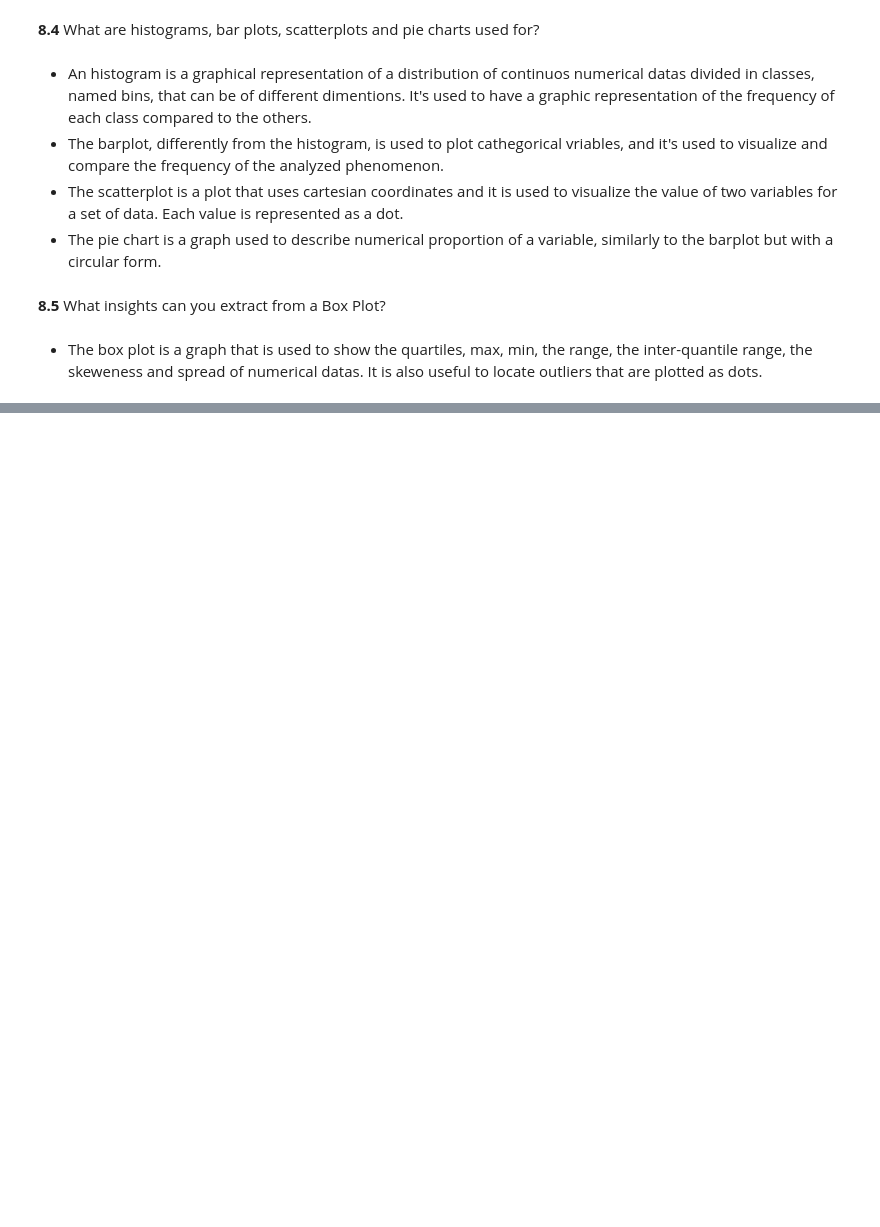
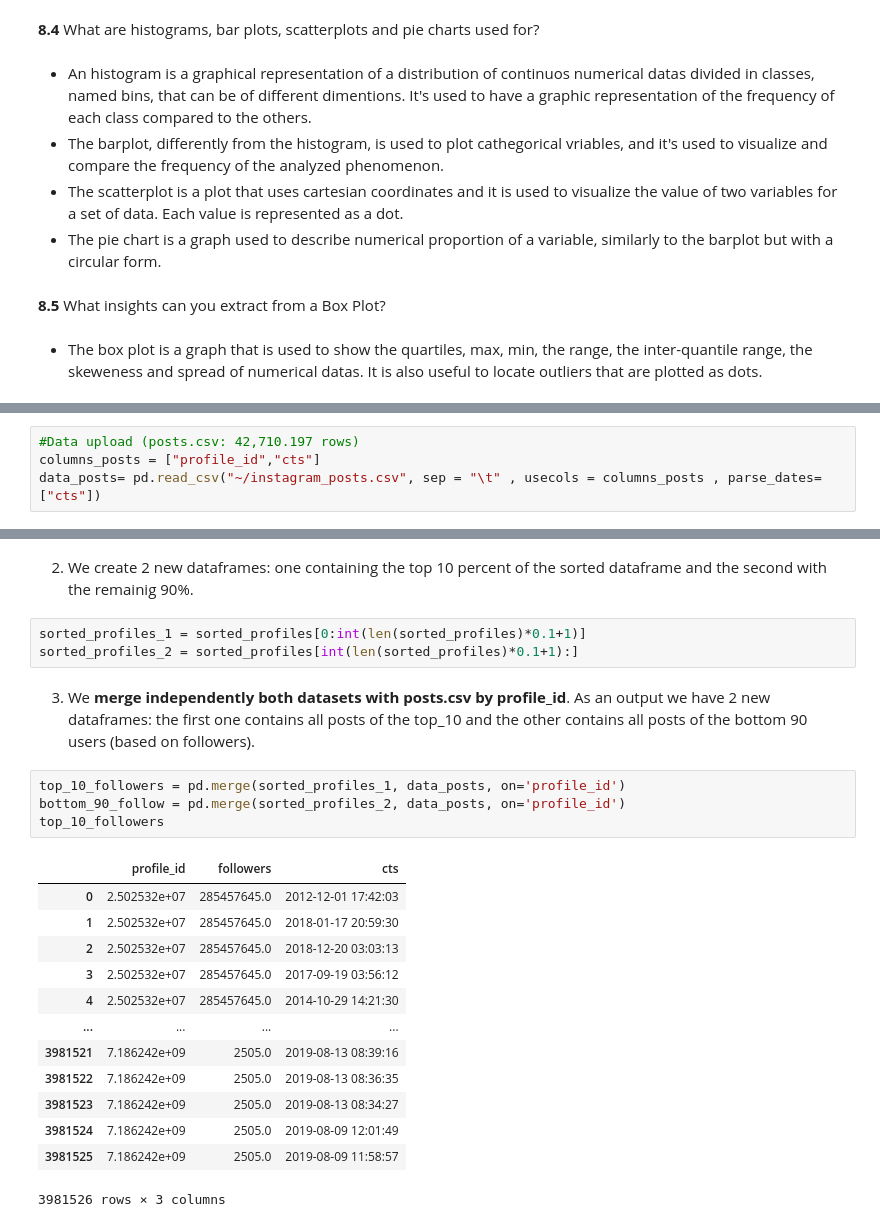
Before and after one commit to Iadiserniag/ADM-HW2, a Jupyter notebook: RQ12345678.ipynb, the cells around one changed output, grey strips where cells are left out. Cells and saved outputs as stored; diff of their text form; blank space fills up the shorter version.

```diff
--- a/RQ12345678.ipynb
+++ b/RQ12345678.ipynb
@@ -1537,0 +1542,4 @@ Name: followers, dtype: object
+# %%
+#Data upload (posts.csv: 42,710.197 rows)
+columns_posts = ["profile_id","cts"]
+data_posts= pd.read_csv("~/instagram_posts.csv", sep = "\t" , usecols = columns_posts , parse_dates=["cts"])
@@ -1537,0 +1569,26 @@ Name: followers, dtype: object
+# %% [markdown]
+2. We create 2 new dataframes: one containing the top 10 percent of the sorted dataframe and the second with the remainig 90%.
+# %%
+sorted_profiles_1 = sorted_profiles[0:int(len(sorted_profiles)*0.1+1)]
+sorted_profiles_2 = sorted_profiles[int(len(sorted_profiles)*0.1+1):]
+# %% [markdown]
+3. We <b>merge independently both datasets with posts.csv by profile_id</b>. As an output we have 2 new dataframes:
+the first one contains all posts of the top_10 and the other contains all posts of the bottom 90 users (based on followers).
+# %%
+top_10_followers = pd.merge(sorted_profiles_1, data_posts, on='profile_id')
+bottom_90_follow = pd.merge(sorted_profiles_2, data_posts, on='profile_id')
+top_10_followers
+# %% [output]
+|  | profile_id | followers | cts |
+| 0 | 2.502532e+07 | 285457645.0 | 2012-12-01 17:42:03 |
+| 1 | 2.502532e+07 | 285457645.0 | 2018-01-17 20:59:30 |
+| 2 | 2.502532e+07 | 285457645.0 | 2018-12-20 03:03:13 |
+| 3 | 2.502532e+07 | 285457645.0 | 2017-09-19 03:56:12 |
+| 4 | 2.502532e+07 | 285457645.0 | 2014-10-29 14:21:30 |
+| ... | ... | ... | ... |
+| 3981521 | 7.186242e+09 | 2505.0 | 2019-08-13 08:39:16 |
+| 3981522 | 7.186242e+09 | 2505.0 | 2019-08-13 08:36:35 |
+| 3981523 | 7.186242e+09 | 2505.0 | 2019-08-13 08:34:27 |
+| 3981524 | 7.186242e+09 | 2505.0 | 2019-08-09 12:01:49 |
+| 3981525 | 7.186242e+09 | 2505.0 | 2019-08-09 11:58:57 |
+3981526 rows × 3 columns
```
Also changed, not shown: parts of 16 cells of this notebook.
